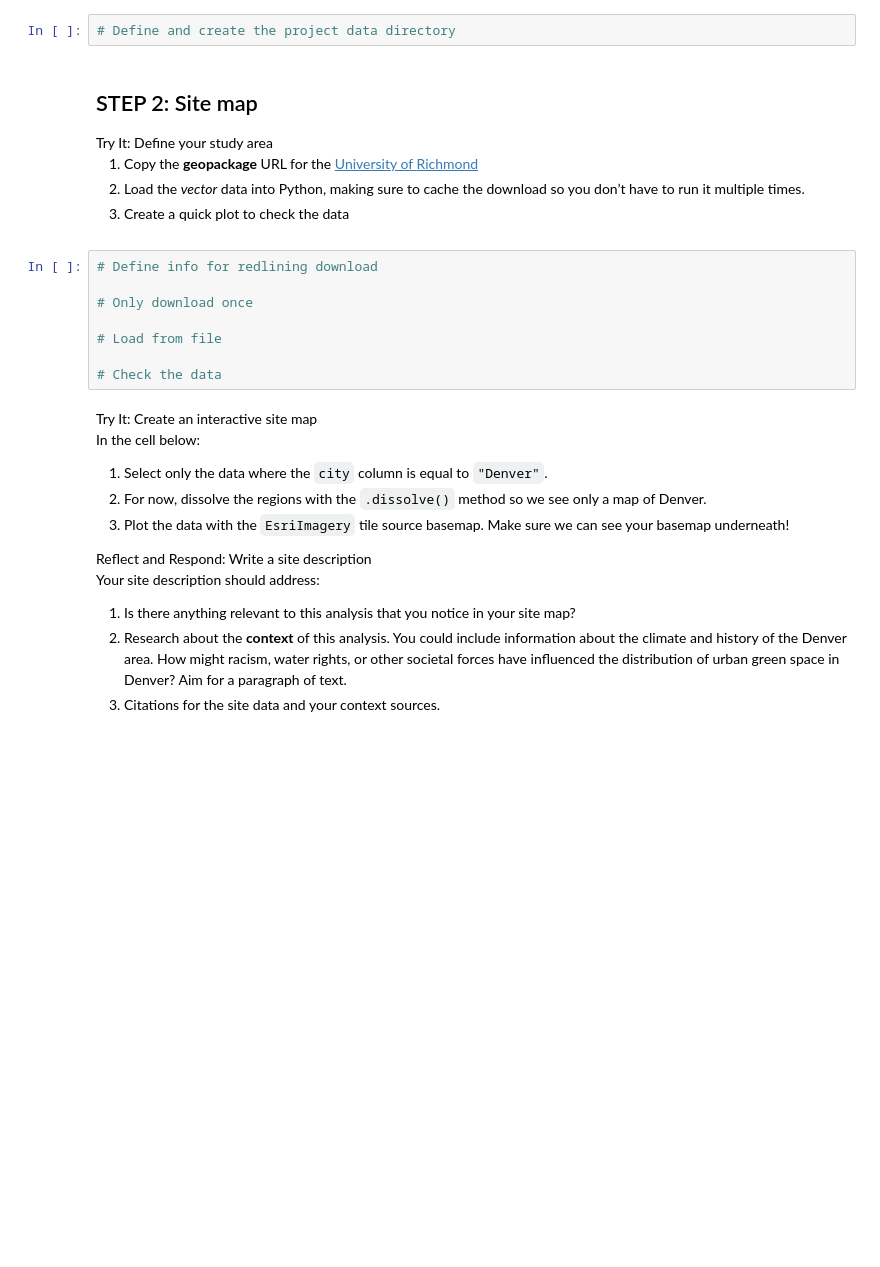
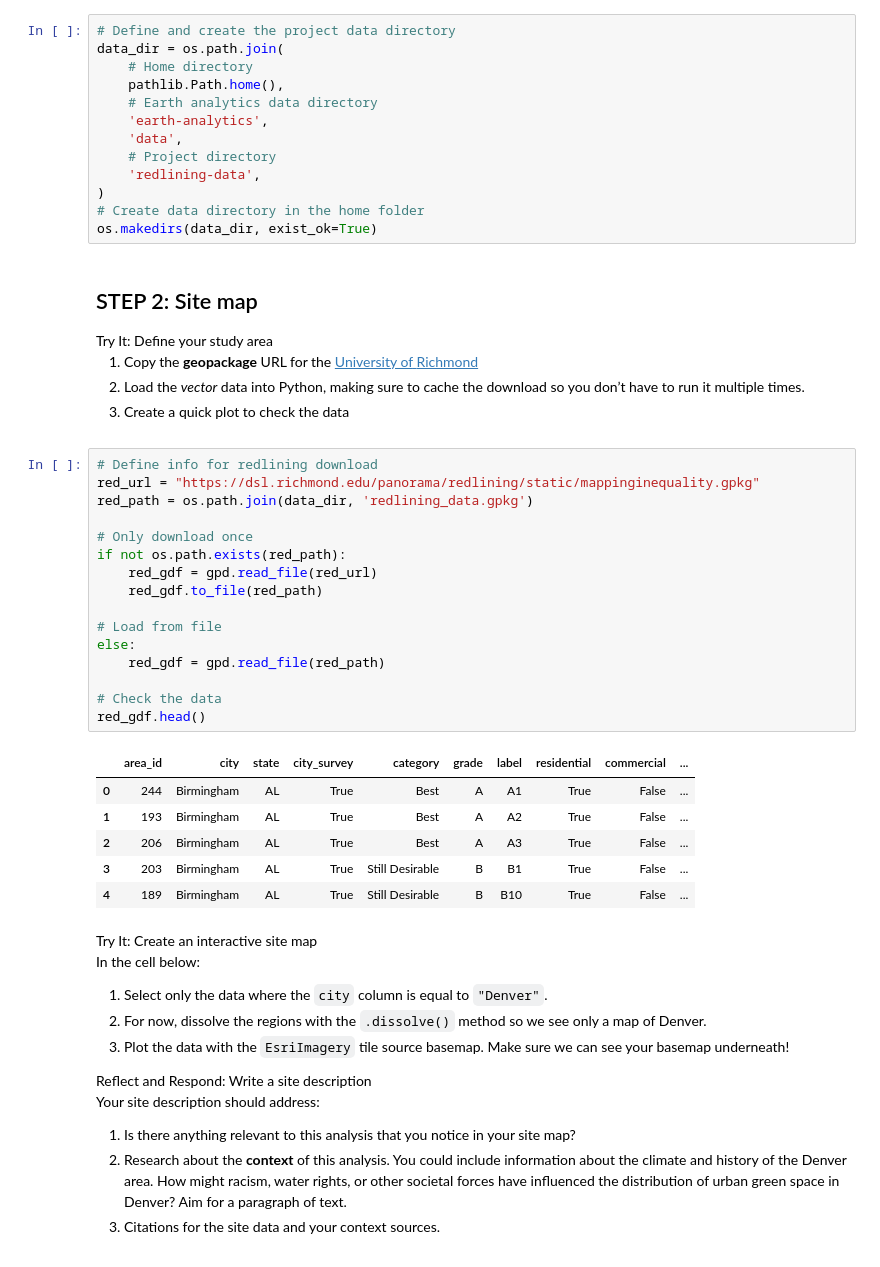
Before and after one commit to earthlab-education/fundamentals-04-redlining-tjstogoski, a Jupyter notebook: notebooks/redlining-31-site-map.ipynb, the cells around one changed output. Saved outputs shown, nothing was run; the diff lists cells and outputs as text; blank space fills up the shorter version.

```diff
--- a/notebooks/redlining-31-site-map.ipynb
+++ b/notebooks/redlining-31-site-map.ipynb
@@ -19,6 +27,17 @@ folder. Be careful not to save data files to your <code>git</code>
 repository!</p></div></div>
 # %%
 # Define and create the project data directory
+data_dir = os.path.join(
+    # Home directory
+    pathlib.Path.home(),
+    # Earth analytics data directory
+    'earth-analytics',
+    'data',
+    # Project directory
+    'redlining-data',
+)
+# Create data directory in the home folder
+os.makedirs(data_dir, exist_ok=True)
 # %% [markdown]
 ## STEP 2: Site map
 
@@ -32,12 +51,27 @@ download so you don’t have to run it multiple times.</li>
 </ol></div></div>
 # %%
 # Define info for redlining download
+red_url = "https://dsl.richmond.edu/panorama/redlining/static/mappinginequality.gpkg"
+red_path = os.path.join(data_dir, 'redlining_data.gpkg')
 
 # Only download once
+if not os.path.exists(red_path):
+    red_gdf = gpd.read_file(red_url)
+    red_gdf.to_file(red_path)
 
 # Load from file
+else:
+    red_gdf = gpd.read_file(red_path)
 
 # Check the data
+red_gdf.head()
+# %% [output]
+|  | area_id | city | state | city_survey | category | grade | label | residential | commercial | ... |
+| 0 | 244 | Birmingham | AL | True | Best | A | A1 | True | False | ... |
+| 1 | 193 | Birmingham | AL | True | Best | A | A2 | True | False | ... |
+| 2 | 206 | Birmingham | AL | True | Best | A | A3 | True | False | ... |
+| 3 | 203 | Birmingham | AL | True | Still Desirable | B | B1 | True | False | ... |
+| 4 | 189 | Birmingham | AL | True | Still Desirable | B | B10 | True | False | ... |
 # %% [markdown]
 <link rel="stylesheet" type="text/css" href="./assets/styles.css"><div class="callout callout-style-default callout-titled callout-task"><div class="callout-header"><div class="callout-icon-container"><i class="callout-icon"></i></div><div class="callout-title-container flex-fill">Try It: Create an interactive site map</div></div><div class="callout-body-container callout-body"><p>In the cell below:</p>
 <ol type="1">
```
Also changed, not shown: parts of 2 cells of this notebook, 1 other file.
